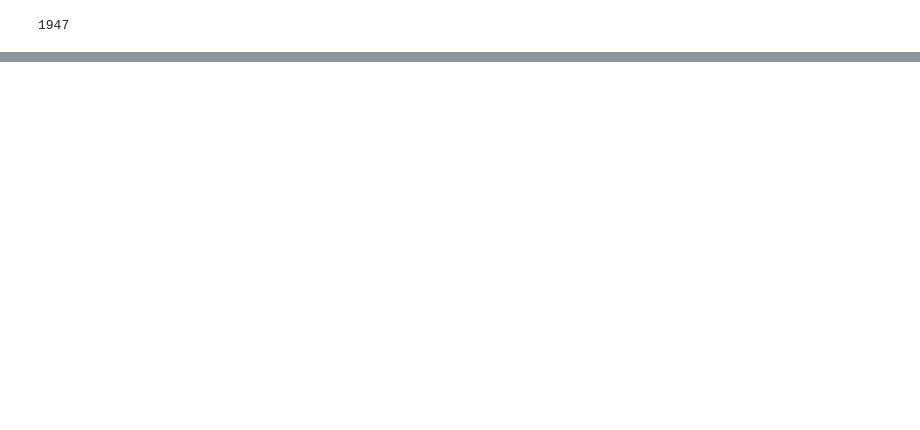
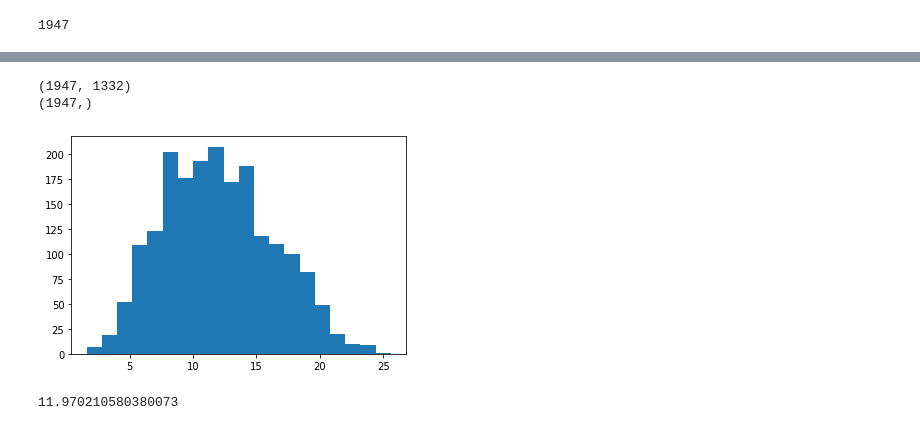
Before and after one commit to ju-leon/bachelor-thesis, a Jupyter notebook: code/Dscribe Encode.ipynb, the cells around one changed output, grey strips where cells are left out. Saved outputs shown, nothing was run; the diff lists cells and outputs as text; code cells hidden in the pictures; blank space fills up the shorter version.

```diff
--- a/code/Dscribe Encode.ipynb
+++ b/code/Dscribe Encode.ipynb
@@ -67,0 +91,37 @@ Atom('Ir', [0.470551, 0.04821, 0.202797], index=0)
+# %%
+import csv
+
+barriers = dict()
+
+with open('../data/vaskas_features_properties_smiles_filenames.csv', 'r') as file:
+    reader = csv.reader(file)
+    next(reader)
+    for row in reader:
+        #images.append(row[0])
+        #elos.append(row[1])
+        barriers[row[93]] = float(row[91])
+# %%
+features_cnn = np.load("../data/soap/features.npy")
+names = np.load("../data/soap/labels.npy")
+labels = []
+
+for x in range(len(features_cnn)):
+  labels.append(barriers[names[x][:-7]])
+
+labels = np.array(labels)
+
+print(features_cnn.shape)
+print(labels.shape)
+# %% [output]
+(1947, 1332)
+(1947,)
+# %%
+import matplotlib.pyplot as plt
+
+plt.hist(labels, bins = 20)
+plt.show()
+
+print(np.mean(labels))
+# %% [output]
+[figure, added]
+11.970210580380073
```
Also changed, not shown: parts of 18 cells of this notebook.
